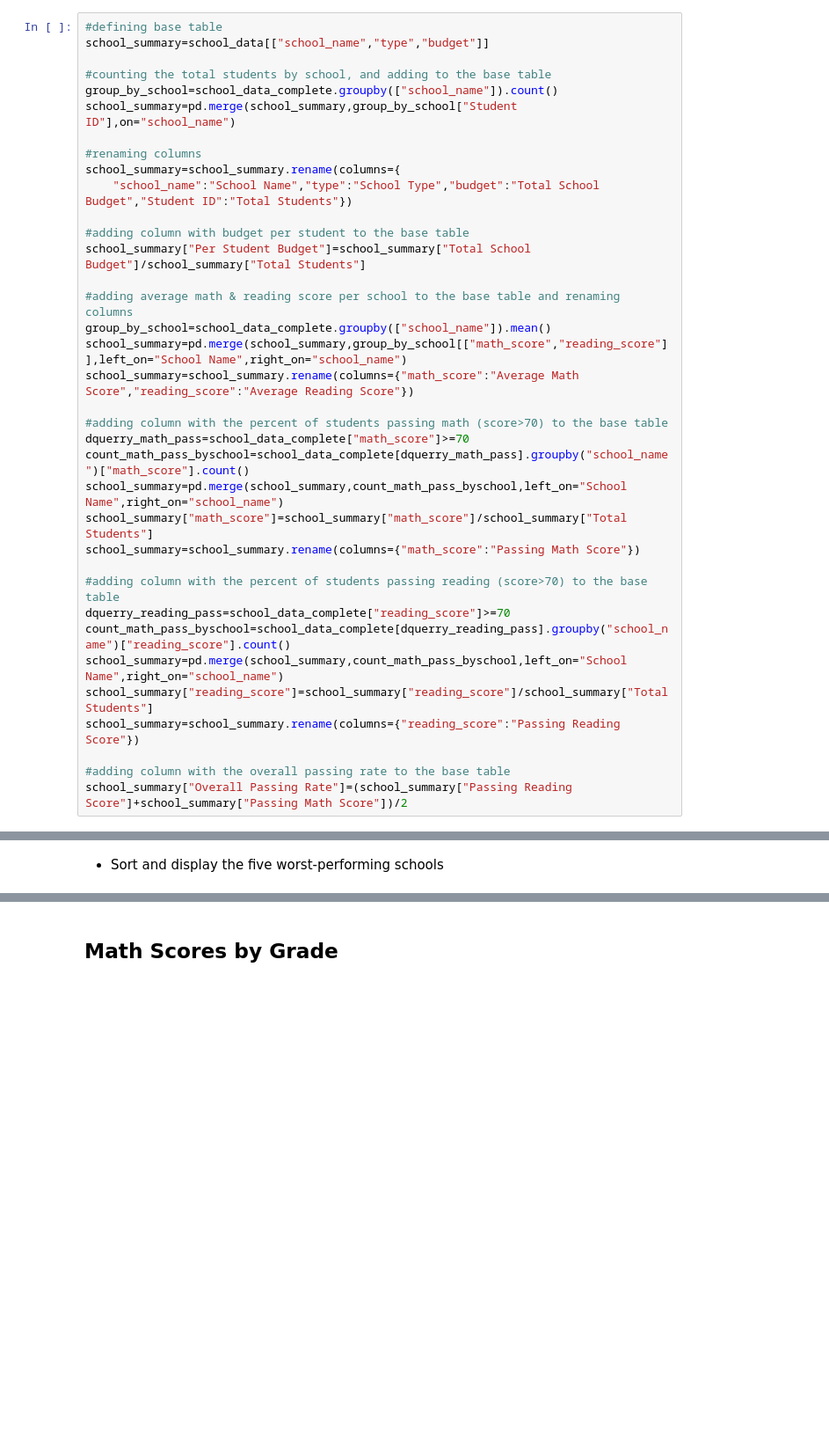
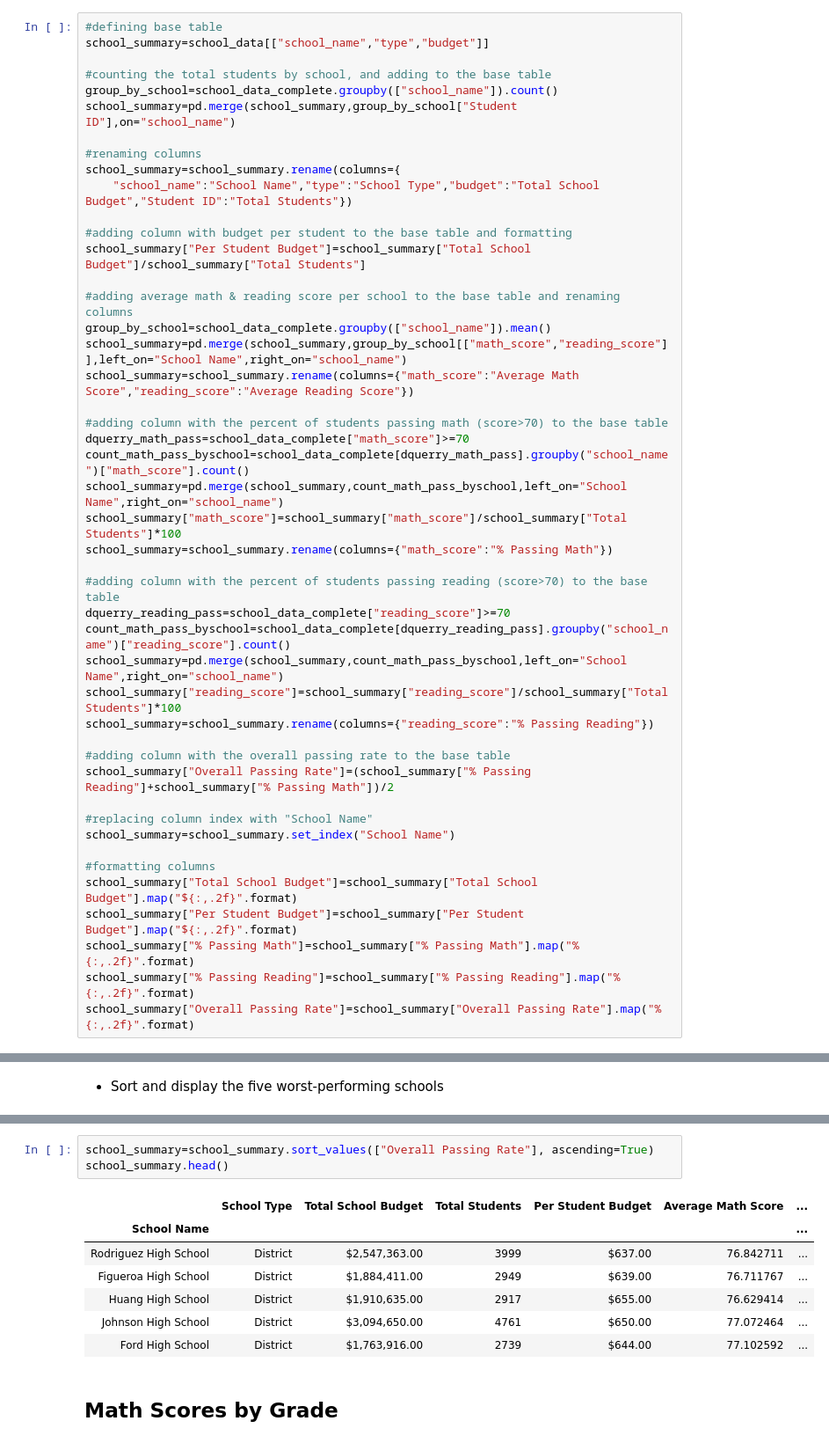
Before and after one commit to florin-vasiliu/pandas-challenge, a Jupyter notebook: PyCitySchools/PyCitySchools_final.ipynb, the cells around one changed output, grey strips where cells are left out. Shown at 88% size. Cells and saved outputs as stored; diff of their text form; blank space fills up the shorter version.

```diff
--- a/PyCitySchools/PyCitySchools_final.ipynb
+++ b/PyCitySchools/PyCitySchools_final.ipynb
@@ -111,7 +111,7 @@ school_summary=pd.merge(school_summary,group_by_school["Student ID"],on="school_
 school_summary=school_summary.rename(columns={
     "school_name":"School Name","type":"School Type","budget":"Total School Budget","Student ID":"Total Students"})
 
-#adding column with budget per student to the base table
+#adding column with budget per student to the base table and formatting
 school_summary["Per Student Budget"]=school_summary["Total School Budget"]/school_summary["Total Students"]
 
 #adding average math & reading score per school to the base table and renaming columns
@@ -123,15 +123,25 @@ school_summary=school_summary.rename(columns={"math_score":"Average Math Score",
 dquerry_math_pass=school_data_complete["math_score"]>=70
 count_math_pass_byschool=school_data_complete[dquerry_math_pass].groupby("school_name")["math_score"].count()
 school_summary=pd.merge(school_summary,count_math_pass_byschool,left_on="School Name",right_on="school_name")
-school_summary["math_score"]=school_summary["math_score"]/school_summary["Total Students"]
-school_summary=school_summary.rename(columns={"math_score":"Passing Math Score"})
+school_summary["math_score"]=school_summary["math_score"]/school_summary["Total Students"]*100
+school_summary=school_summary.rename(columns={"math_score":"% Passing Math"})
 
 #adding column with the percent of students passing reading (score>70) to the base table
 dquerry_reading_pass=school_data_complete["reading_score"]>=70
 count_math_pass_byschool=school_data_complete[dquerry_reading_pass].groupby("school_name")["reading_score"].count()
 school_summary=pd.merge(school_summary,count_math_pass_byschool,left_on="School Name",right_on="school_name")
-school_summary["reading_score"]=school_summary["reading_score"]/school_summary["Total Students"]
-school_summary=school_summary.rename(columns={"reading_score":"Passing Reading Score"})
+school_summary["reading_score"]=school_summary["reading_score"]/school_summary["Total Students"]*100
+school_summary=school_summary.rename(columns={"reading_score":"% Passing Reading"})
 
 #adding column with the overall passing rate to the base table
-school_summary["Overall Passing Rate"]=(school_summary["Passing Reading Score"]+school_summary["Passing Math Score"])/2
+school_summary["Overall Passing Rate"]=(school_summary["% Passing Reading"]+school_summary["% Passing Math"])/2
+
+#replacing column index with "School Name"
+school_summary=school_summary.set_index("School Name")
+
+#formatting columns
+school_summary["Total School Budget"]=school_summary["Total School Budget"].map("${:,.2f}".format)
+school_summary["Per Student Budget"]=school_summary["Per Student Budget"].map("${:,.2f}".format)
+school_summary["% Passing Math"]=school_summary["% Passing Math"].map("%{:,.2f}".format)
+school_summary["% Passing Reading"]=school_summary["% Passing Reading"].map("%{:,.2f}".format)
+school_summary["Overall Passing Rate"]=school_summary["Overall Passing Rate"].map("%{:,.2f}".format)
@@ -174,3 +167,14 @@ school_summary.head()
+# %%
+school_summary=school_summary.sort_values(["Overall Passing Rate"], ascending=True)
+school_summary.head()
+# %% [output]
+|  | School Type | Total School Budget | Total Students | Per Student Budget | Average Math Score | ... |
+| School Name |  |  |  |  |  | ... |
+| Rodriguez High School | District | $2,547,363.00 | 3999 | $637.00 | 76.842711 | ... |
+| Figueroa High School | District | $1,884,411.00 | 2949 | $639.00 | 76.711767 | ... |
+| Huang High School | District | $1,910,635.00 | 2917 | $655.00 | 76.629414 | ... |
+| Johnson High School | District | $3,094,650.00 | 4761 | $650.00 | 77.072464 | ... |
+| Ford High School | District | $1,763,916.00 | 2739 | $644.00 | 77.102592 | ... |
 # %% [markdown]
 ## Math Scores by Grade
 # %% [markdown]
```
Also changed, not shown: parts of 14 cells of this notebook.
